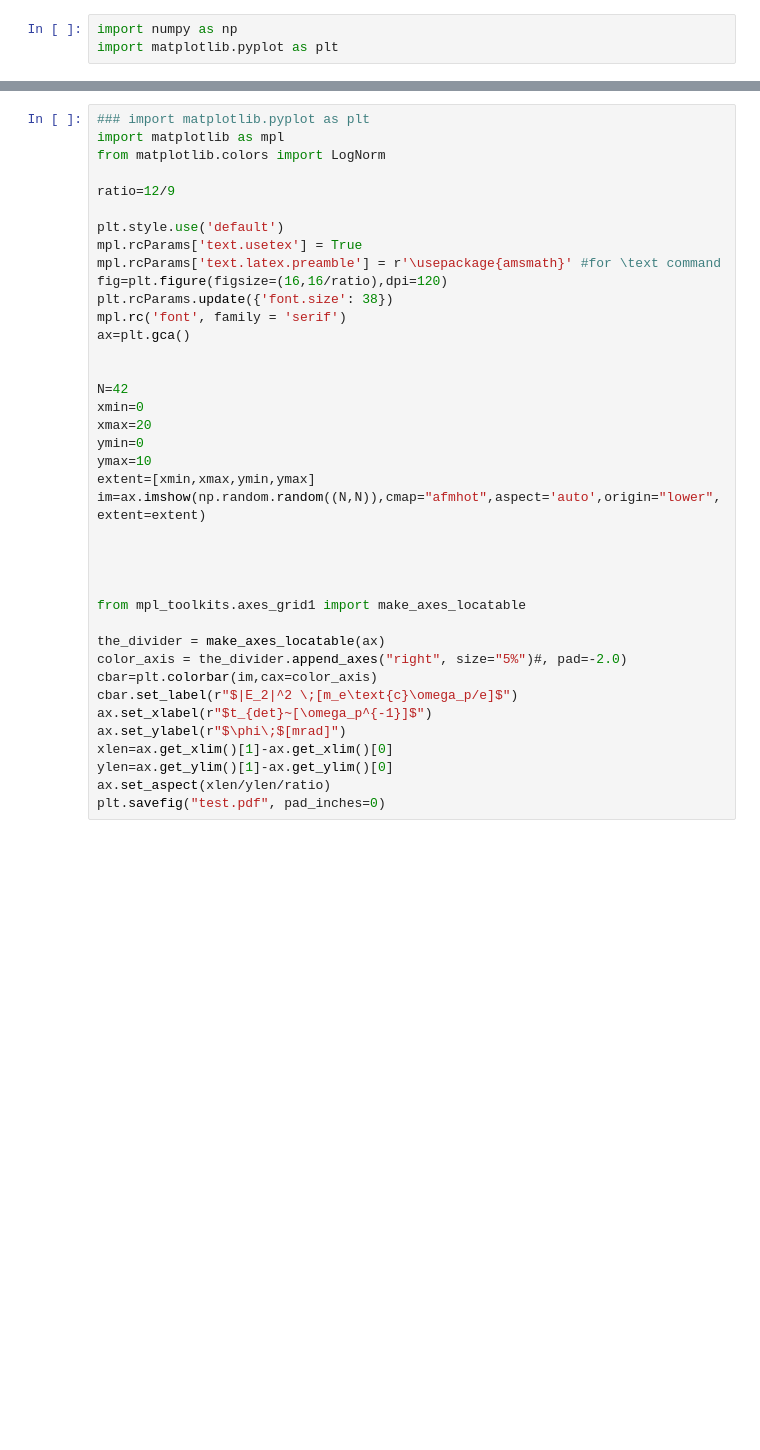
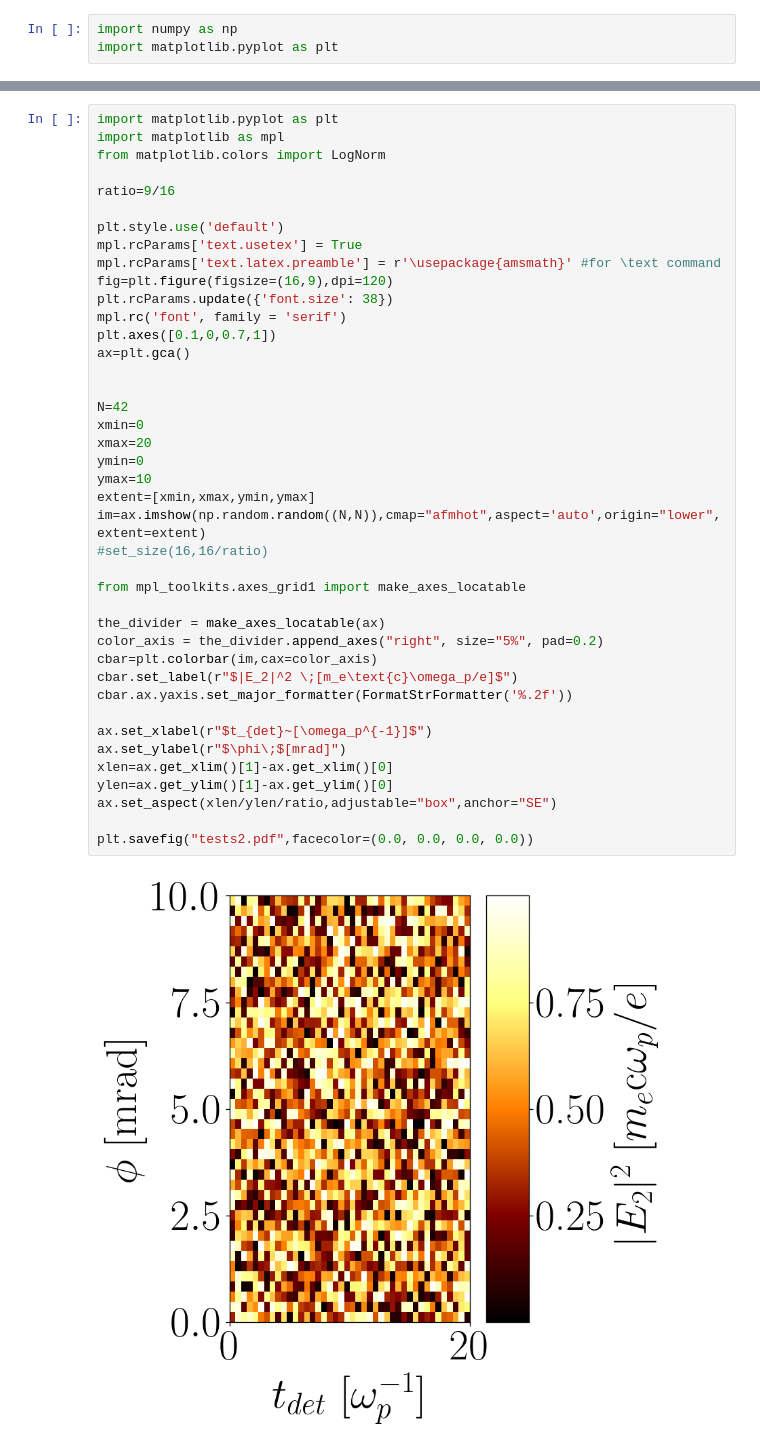
Before and after one commit to pardallio/plots, a Jupyter notebook: Static.ipynb, the cells around one changed output, grey strips where cells are left out. Drawn from its saved outputs; the diff is of its cells as text; blank space fills up the shorter version.

```diff
--- a/Static.ipynb
+++ b/Static.ipynb
@@ -84,39 +92,43 @@ plt.savefig("test2.pdf",pad_inches=0)
 # %%
-### import matplotlib.pyplot as plt
+import matplotlib.pyplot as plt
 import matplotlib as mpl
 from matplotlib.colors import LogNorm
 
-ratio=12/9
+ratio=9/16
 
 plt.style.use('default')
 mpl.rcParams['text.usetex'] = True
 mpl.rcParams['text.latex.preamble'] = r'\usepackage{amsmath}' #for \text command
-fig=plt.figure(figsize=(16,16/ratio),dpi=120)
+fig=plt.figure(figsize=(16,9),dpi=120)
 plt.rcParams.update({'font.size': 38})
 mpl.rc('font', family = 'serif')
+plt.axes([0.1,0,0.7,1])
 ax=plt.gca()
 
 
 N=42
 xmin=0
 xmax=20
 ymin=0
 ymax=10
 extent=[xmin,xmax,ymin,ymax]
 im=ax.imshow(np.random.random((N,N)),cmap="afmhot",aspect='auto',origin="lower",extent=extent)
-
-
-
+#set_size(16,16/ratio)
 
 from mpl_toolkits.axes_grid1 import make_axes_locatable
 
 the_divider = make_axes_locatable(ax)
-color_axis = the_divider.append_axes("right", size="5%")#, pad=-2.0)
+color_axis = the_divider.append_axes("right", size="5%", pad=0.2)
 cbar=plt.colorbar(im,cax=color_axis)
 cbar.set_label(r"$|E_2|^2 \;[m_e\text{c}\omega_p/e]$")
+cbar.ax.yaxis.set_major_formatter(FormatStrFormatter('%.2f'))
+
 ax.set_xlabel(r"$t_{det}~[\omega_p^{-1}]$")
 ax.set_ylabel(r"$\phi\;$[mrad]")
 xlen=ax.get_xlim()[1]-ax.get_xlim()[0]
 ylen=ax.get_ylim()[1]-ax.get_ylim()[0]
-ax.set_aspect(xlen/ylen/ratio)
-plt.savefig("test.pdf", pad_inches=0)
+ax.set_aspect(xlen/ylen/ratio,adjustable="box",anchor="SE")
+
+plt.savefig("tests2.pdf",facecolor=(0.0, 0.0, 0.0, 0.0))
+# %% [output]
+[figure, added]
```
Also changed, not shown: parts of 9 cells of this notebook.
